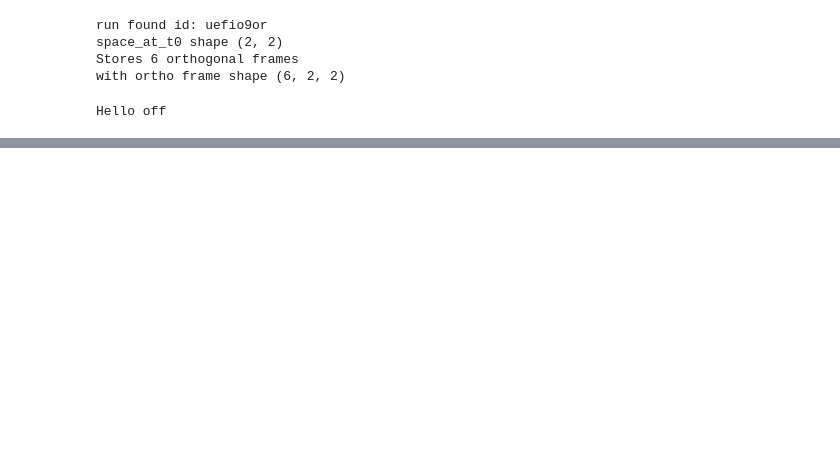
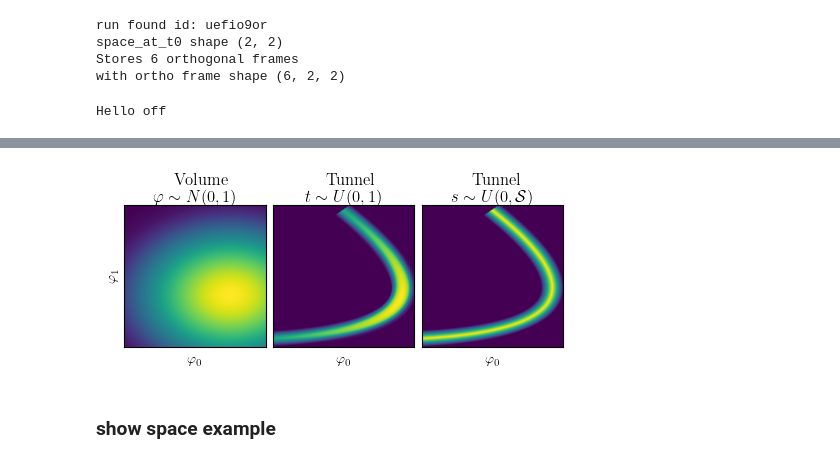
Before and after one commit to doldd/Paths-and-Ambient-Spaces, a Jupyter notebook: grid_activation_smoothness.ipynb, the cells around one changed output, grey strips where cells are left out. Saved outputs shown, nothing was run; the diff lists cells and outputs as text; code cells hidden in the pictures; blank space fills up the shorter version.

Commit message:
fixed N(0,1) legend and changed figure layout for poster

```diff
--- a/grid_activation_smoothness.ipynb
+++ b/grid_activation_smoothness.ipynb
@@ -271,7 +309,7 @@ def get_model_from_run(run):
         sampling_model = init_model_phi(model,
                                          params['params'],
                                          k,
-                                         t_lambda_to_phi,
+                                         t_phi_to_weight,
                                          prior_scale=config['sampling']['space_config']['prior_scale'],
                                          dist_scale="homo" if config['curve_params']['optimize_distparams'] else np.exp(
                                              params['dist_params']['log_scale'].item())
@@ -1388,0 +1417,75 @@ plt.savefig(f"figures/prior_compare.pdf", bbox_inches='tight')
+# %%
+rgb_background = tuple(np.array(plt.cm.viridis(0)[:-1])*255)
+
+# img for tunnel prior correct
+# Create a DataFrame from varphi and log_prior
+df = pd.DataFrame({
+    'varphi_0': varphi_tunnel[:, 0],
+    'varphi_1': varphi_tunnel[:, 1],
+    'log_prior': log_prior_tunnel
+})
+# Create a canvas
+canvas = ds.Canvas(plot_width=300, plot_height=300)
+# Create an aggregation
+agg = canvas.points(df, 'varphi_0', 'varphi_1', agg=ds.mean('log_prior'))
+# Convert the aggregation to an image with a specified background color
+img3 = tf.Image(tf.shade(agg, cmap=plt.cm.viridis, how='eq_hist'))
+img3 = tf.dynspread(img3, threshold=1., max_px=1)
+img3 = tf.set_background(img3, color=rgb_background)
+
+
+# img for tunnel prior wrong
+# Create a DataFrame from varphi and log_prior
+df = pd.DataFrame({
+    'varphi_0': varphi_tunnel_false[:, 0],
+    'varphi_1': varphi_tunnel_false[:, 1],
+    'log_prior': log_prior_tunnel_false
+})
+# Create a canvas
+canvas = ds.Canvas(plot_width=300, plot_height=300)
+# Create an aggregation
+agg = canvas.points(df, 'varphi_0', 'varphi_1', agg=ds.mean('log_prior'))
+# Convert the aggregation to an image with a specified background color
+img2 = tf.Image(tf.shade(agg, cmap=plt.cm.viridis, how='eq_hist'))
+img2 = tf.dynspread(img2, threshold=1., max_px=1)
+img2 = tf.set_background(img2, color=rgb_background)
+
+# img for volume
+# Create a DataFrame from varphi and log_prior
+df = pd.DataFrame({
+    'varphi_0': varphi_volume[:, 0],
+    'varphi_1': varphi_volume[:, 1],
+    'log_prior': log_prior_volume
+})
+# Create a canvas
+canvas = ds.Canvas(plot_width=300, plot_height=300)
+# Create an aggregation
+agg = canvas.points(df, 'varphi_0', 'varphi_1', agg=ds.mean('log_prior'))
+# Convert the aggregation to an image with a specified background color
+img1 = tf.shade(agg, cmap=plt.cm.viridis, how='eq_hist')
+# img1 = tf.spread(img1, px=1)
+img1 = tf.set_background(img1, color=rgb_background)
+
+
+# Display the image using matplotlib
+fig, axes = plt.subplots(1, 3, figsize=(figsize[0]*1.5, figsize[1]))
+axes[0].imshow(img1.to_pil(), origin='lower')
+axes[1].imshow(img2.to_pil(), origin='lower')
+axes[2].imshow(img3.to_pil(), origin='lower')
+axes[0].set_ylabel(r'$\varphi_1$')
+for ax in axes.ravel():
+    ax.set_xticks([])
+    ax.set_yticks([])
+axes[0].set_xlabel(r'$\varphi_0$')
+axes[1].set_xlabel(r'$\varphi_0$')
+axes[2].set_xlabel(r'$\varphi_0$')
+axes[0].set_title(r"Volume \\ $\varphi \sim N(0,1)$")
+axes[1].set_title(r"Tunnel \\ $t\sim U(0,1)$")
+axes[2].set_title(r"Tunnel \\ $s\sim U(0,\mathcal{S})$")
+plt.tight_layout()
+fig.subplots_adjust(wspace=0.05)
+plt.savefig(f"figures/prior_compare.pdf", bbox_inches='tight')
+# %% [output]
+[figure, added]
+# %% [markdown]
+### show space example
```
Also changed, not shown: parts of 11 cells of this notebook, 3 other files.
